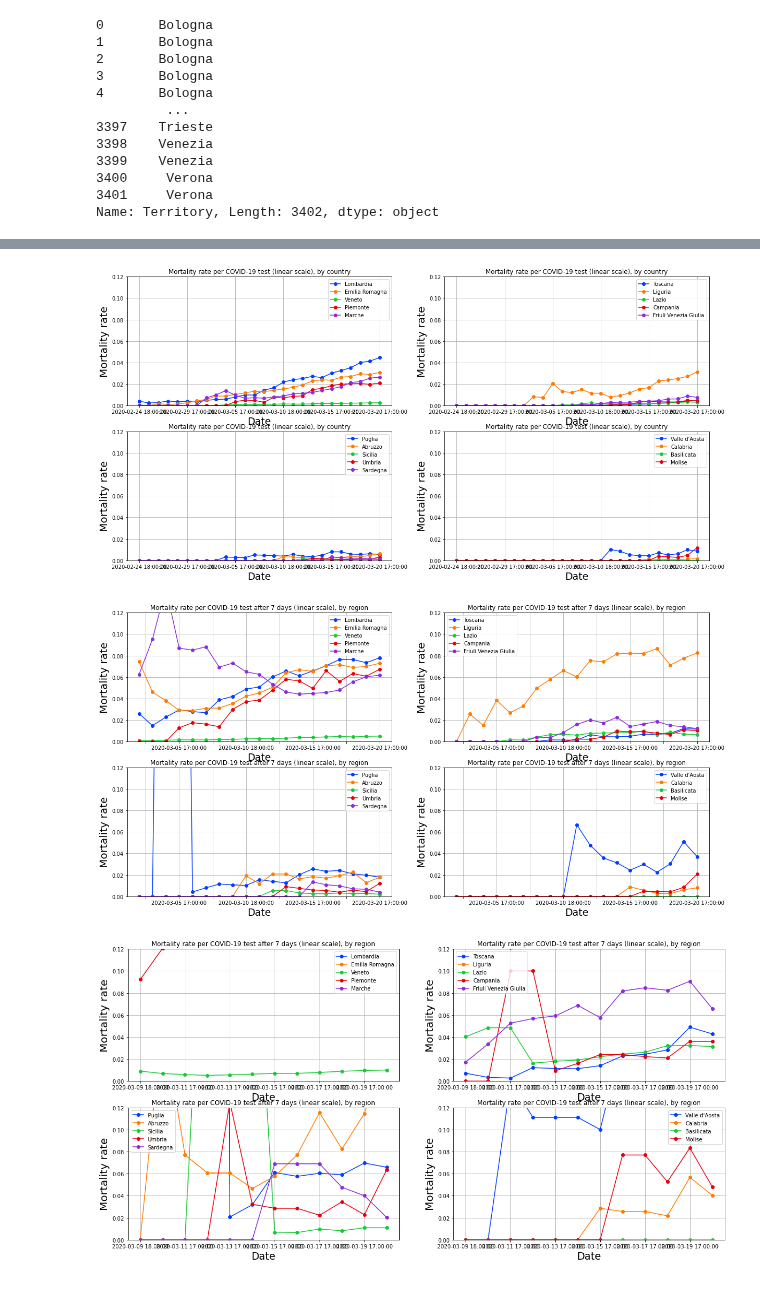
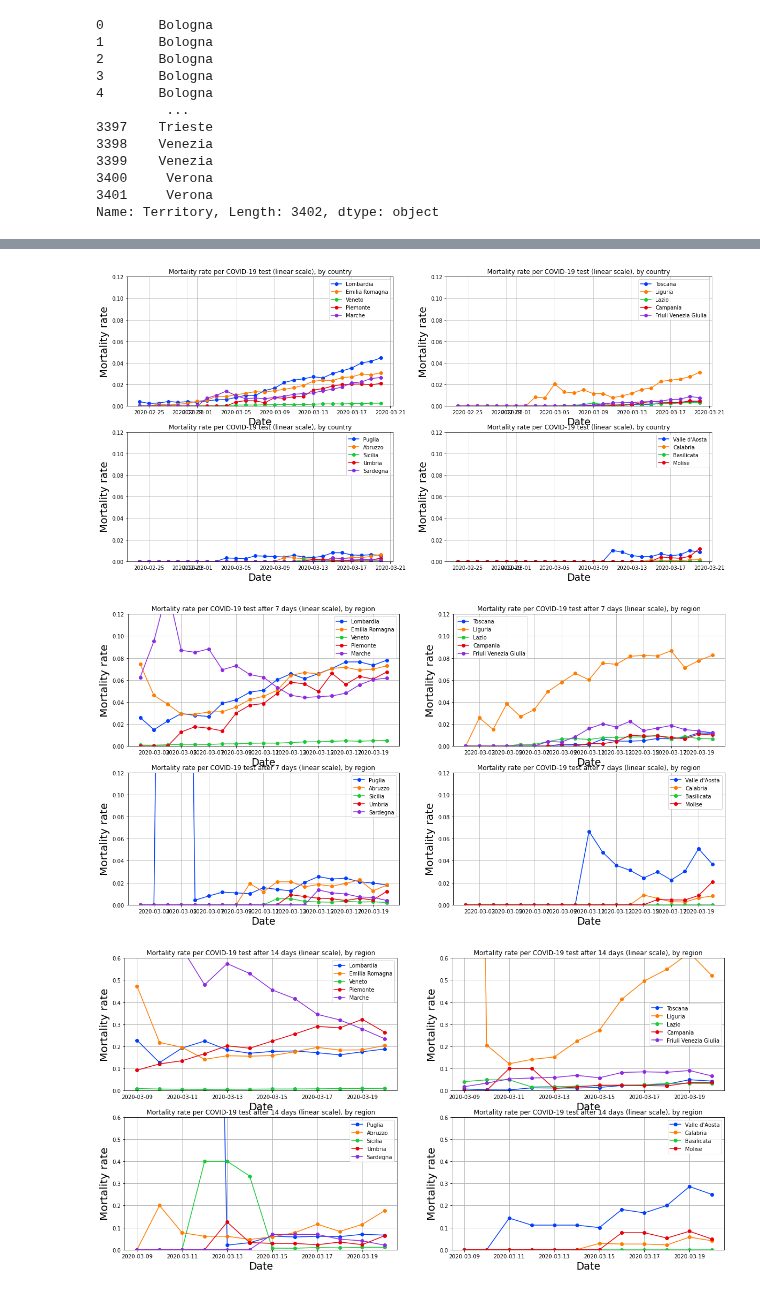
Before and after one commit to perrozzi/COVID-19, a Jupyter notebook: notebooks/COVID-19-italy.ipynb, the cells around one changed output, grey strips where cells are left out. Cells and saved outputs as stored; diff of their text form; code cells hidden in the pictures.

```diff
--- a/notebooks/COVID-19-italy.ipynb
+++ b/notebooks/COVID-19-italy.ipynb
@@ -67,8 +66,12 @@ for name, group in data.groupby('denominazione_regione'):
     tests.rename(columns={"tamponi": name}, inplace=True)
 
 conf.set_index('data', inplace=True)
+conf.index = pd.to_datetime(conf.index).date
 deaths.set_index('data', inplace=True)
+deaths.index = pd.to_datetime(deaths.index).date
 tests.set_index('data', inplace=True)
+tests.index = pd.to_datetime(tests.index).date
+
 conf.tail()
 # %% [output]
 |  | Abruzzo | Basilicata | Calabria | Campania | Emilia Romagna | Friuli Venezia Giulia | Lazio | Liguria | ... |
@@ -192,7 +194,7 @@ for r in range(nrow):
         plot_countries = contries_ordered[count*5:(count+1)*5 if count<3 else len(contries_ordered.to_list())].index
         # print(count*10,(count+1)*10,plot_countries)
         deaths[plot_countries].plot(logy=True, grid=True, marker='o', ax=axes[r,c],
-                 title='Total number of COVID-19 deaths (linear scale), by region', figsize = (20,10))
+                 title='Total number of COVID-19 deaths (log scale), by region', figsize = (20,10))
         axes[r,c].set_xlabel("Date", fontsize=19)
         axes[r,c].set_ylabel("# deaths", fontsize=20)
         count+=1
@@ -379,7 +381,7 @@ for r in range(nrow):
         axes[r,c].set_ylim(0,0.12)
         count+=1
 # %% [output]
-[figure, old version]
+[figure, new version]
 # %%
 tests_7d_ago = tests[tests.columns.values].shift(7)
 tests_7d_ago = tests_7d_ago.dropna()
@@ -404,28 +406,28 @@ for r in range(nrow):
 
         count+=1
 # %% [output]
-[figure, old version]
+[figure, new version]
 # %%
 tests_14d_ago = tests[tests.columns.values].shift(14)
 tests_14d_ago = tests_14d_ago.dropna()
 
 mortality_after_14d_per_test = deaths.divide(tests_14d_ago.replace(0, 1))
 
 nrow=2
 ncol=2
 count=0
 fig, axes = plt.subplots(nrows=nrow, ncols=ncol)
 
 for r in range(nrow):
     for c in range(ncol):
         #show total number of positive cases
         plot_countries = contries_ordered2[count*5:(count+1)*5 if count<3 else len(contries_ordered2)]
         # print(count*10,(count+1)*10,plot_countries)
         mortality_after_14d_per_test[plot_countries].plot(grid=True, marker='o', ax=axes[r,c],
-                 title='Mortality rate per COVID-19 test after 7 days (linear scale), by region', figsize = (20,10))
+                 title='Mortality rate per COVID-19 test after 14 days (linear scale), by region', figsize = (20,10))
         axes[r,c].set_xlabel("Date", fontsize=19)
         axes[r,c].set_ylabel("Mortality rate", fontsize=20)
-        axes[r,c].set_ylim(0,0.12)
+        axes[r,c].set_ylim(0,0.6)
         count+=1
 # %% [output]
-[figure, old version]
+[figure, new version]
```
Also changed, not shown: parts of 13 cells of this notebook, 1 other file.
